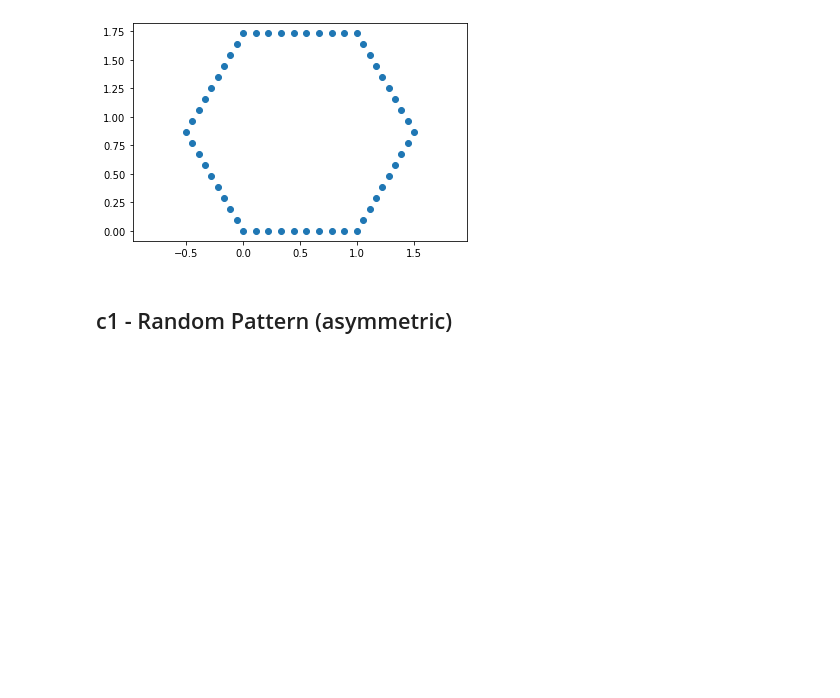
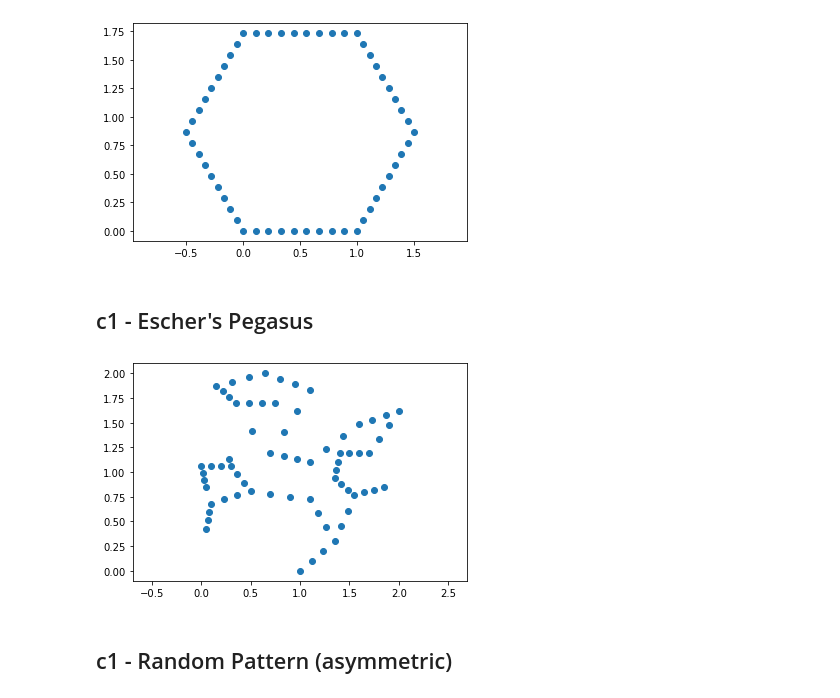
Before and after one commit to usnistgov/escherized-colloids, a Jupyter notebook: motif_library/Create_Motifs.ipynb, the cells around one changed output. Cells and saved outputs as stored; diff of their text form; code cells hidden in the pictures; blank space fills up the shorter version.

```diff
--- a/motif_library/Create_Motifs.ipynb
+++ b/motif_library/Create_Motifs.ipynb
@@ -250,3 +250,5 @@ export(
     theta=0.0, # Mirror line along x-axis
     filename="d6_hexagon.json"
 )
+# %% [markdown]
+## c1 - Escher's Pegasus
@@ -252,0 +291,32 @@ export(
+# %%
+# Interpolate to increase the point density
+n = 3
+new_coords = []
+for i in range(coords.shape[0]):
+    lp = coords[i]
+    rp = coords[(i+1)%coords.shape[0]]
+    dx = (rp[0] - lp[0])/n
+    dy = (rp[1] - lp[1])/n
+
+    new_coords.append(lp)
+    for i in range(1, n):
+        new_coords.append([lp[0]+dx*i, lp[1]+dy*i])
+
+# Remove duplicates
+unique_points = []
+tol = 1.0e-8
+for i in range(len(new_coords)):
+    skip = False
+    for j in range(i+1, len(new_coords)):
+        d2 = (new_coords[j][0] - new_coords[i][0])**2 + (new_coords[j][1] - new_coords[i][1])**2
+        if (d2 < tol*tol):
+            skip = True
+            break
+    if not skip:
+        unique_points.append(new_coords[i])
+# %%
+unique_points = np.array(unique_points)
+# %%
+plot(unique_points)
+# %% [output]
+[figure, added]
```
Also changed, not shown: parts of 6 cells of this notebook, 26 other files.
